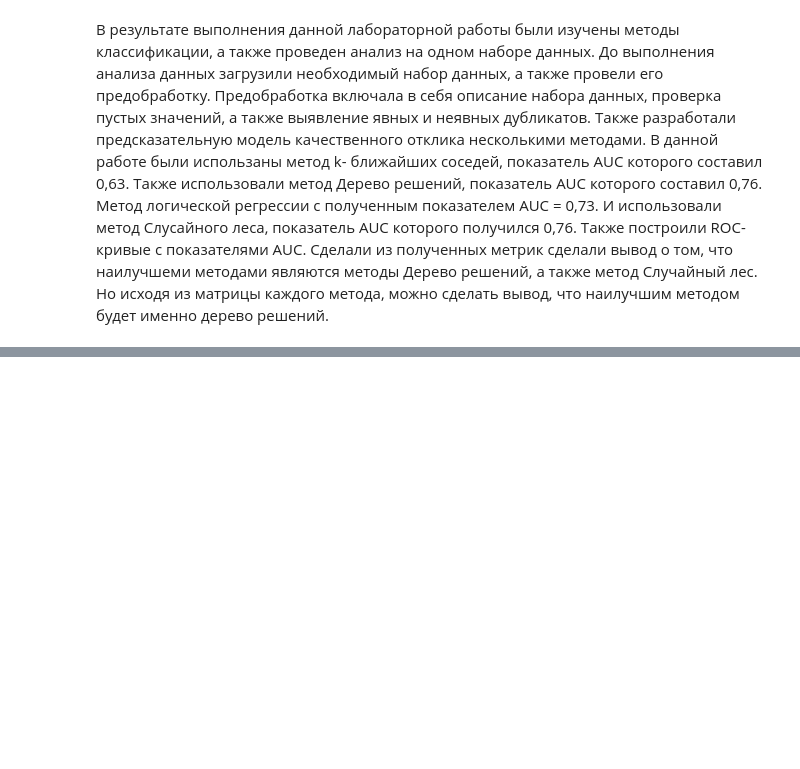
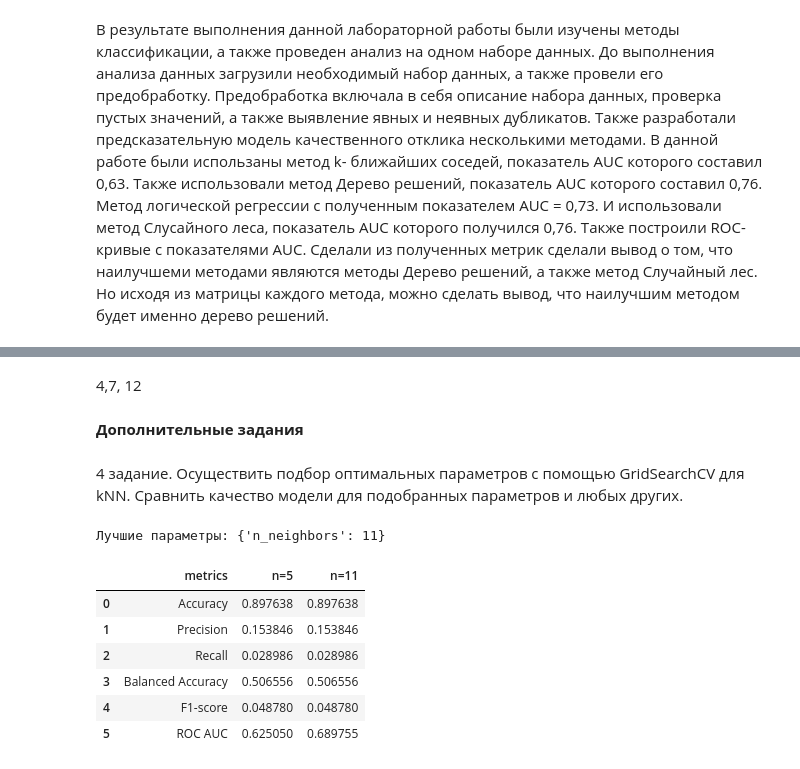
Before and after one commit to AlisaRezanova/LR5, a Jupyter notebook: ЛР5_Резанова_Вариант2.ipynb, the cells around one changed output, grey strips where cells are left out. Cells and saved outputs as stored; diff of their text form; code cells hidden in the pictures; blank space fills up the shorter version.

Commit message:
выполнение индивидуального задания

```diff
--- a/ЛР5_Резанова_Вариант2.ipynb
+++ b/ЛР5_Резанова_Вариант2.ipynb
@@ -384,0 +599,3 @@ plt.show()
+# %%
+from sklearn.model_selection import train_test_split
+X_train, X_test, y_train, y_test = train_test_split(X, y, test_size=0.25, random_state=42, stratify=y)
@@ -384,0 +648,16 @@ plt.show()
+# %%
+from sklearn.metrics import accuracy_score
+from sklearn.metrics import precision_score
+from sklearn.metrics import recall_score
+from sklearn.metrics import f1_score
+from sklearn.metrics import balanced_accuracy_score
+acc1 = accuracy_score(y_test, y_pred_knn)
+precision1 = precision_score(y_test, y_pred_knn)
+recall1 = recall_score(y_test, y_pred_knn)
+balanced_accuracy1 = balanced_accuracy_score(y_test, y_pred_knn)
+f1_1= f1_score(y_test, y_pred_knn)
+print('Accuracy:', acc1)
+print('Precision:', precision1)
+print('Recall:', recall1)
+print('Balanced accuracy:', balanced_accuracy1)
+print('F1 score:', f1_1)
@@ -384,0 +835,53 @@ plt.show()
+# %% [markdown]
+4,7, 12
+# %% [markdown]
+**Дополнительные задания**
+# %% [markdown]
+4 задание. Осуществить подбор оптимальных параметров с помощью GridSearchCV для kNN.
+Сравнить качество модели для подобранных параметров и любых других.
+# %%
+from sklearn.model_selection import GridSearchCV
+from sklearn.neighbors import KNeighborsClassifier
+
+
+parametrs = {'n_neighbors': [3, 5, 7, 9, 11]}
+
+knn1 = KNeighborsClassifier()
+
+grid = GridSearchCV(
+    knn1,
+    parametrs,
+    scoring='roc_auc',
+    cv=5,
+    n_jobs=-1
+)
+
+grid.fit(X_train_scaled, y_train)
+best_knn = grid.best_estimator_
+y_pred_knn_best = best_knn.predict(X_test_scaled)
+print("Лучшие параметры:", grid.best_params_)
+
+y_prob_knn1 = best_knn.predict_proba(X_test_scaled)[:, 1]
+
+auc_knn1 = roc_auc_score(y_test, y_prob_knn1)
+
+acc = accuracy_score(y_test, y_pred_knn)
+precision = precision_score(y_test, y_pred_knn)
+recall = recall_score(y_test, y_pred_knn)
+balanced_accuracy = balanced_accuracy_score(y_test, y_pred_knn)
+f1= f1_score(y_test, y_pred_knn)
+m_df = pd.DataFrame({
+    'metrics': ['Accuracy', 'Precision', 'Recall', 'Balanced Accuracy', 'F1-score', 'ROC AUC'],
+    'n=5': [acc1, precision1, recall1, balanced_accuracy1, f1_1, auc_knn],
+    'n=11': [acc, precision, recall, balanced_accuracy, f1, auc_knn1],
+})
+m_df
+# %% [output]
+Лучшие параметры: {'n_neighbors': 11}
+|  | metrics | n=5 | n=11 |
+| 0 | Accuracy | 0.897638 | 0.897638 |
+| 1 | Precision | 0.153846 | 0.153846 |
+| 2 | Recall | 0.028986 | 0.028986 |
+| 3 | Balanced Accuracy | 0.506556 | 0.506556 |
+| 4 | F1-score | 0.048780 | 0.048780 |
+| 5 | ROC AUC | 0.625050 | 0.689755 |
```
Also changed, not shown: parts of 93 cells of this notebook.
